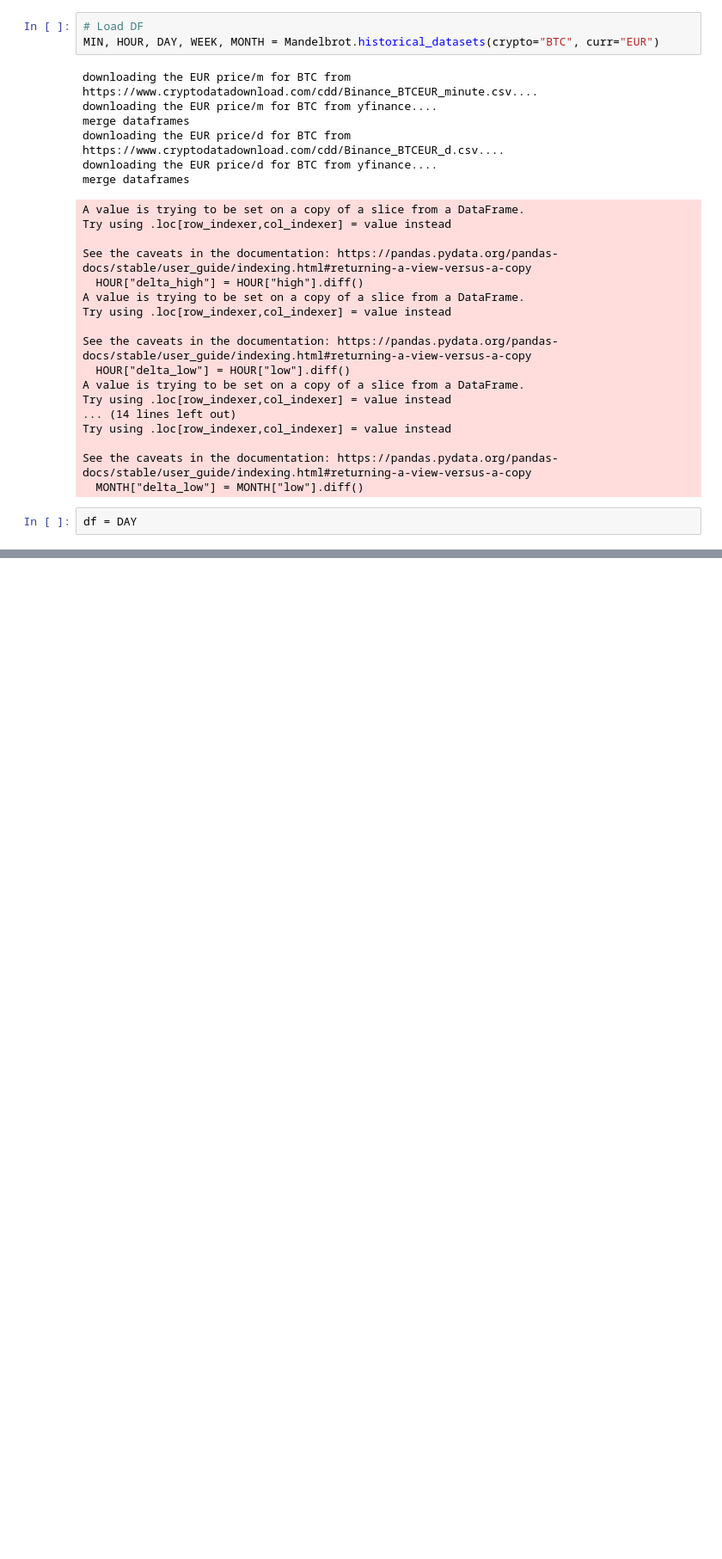
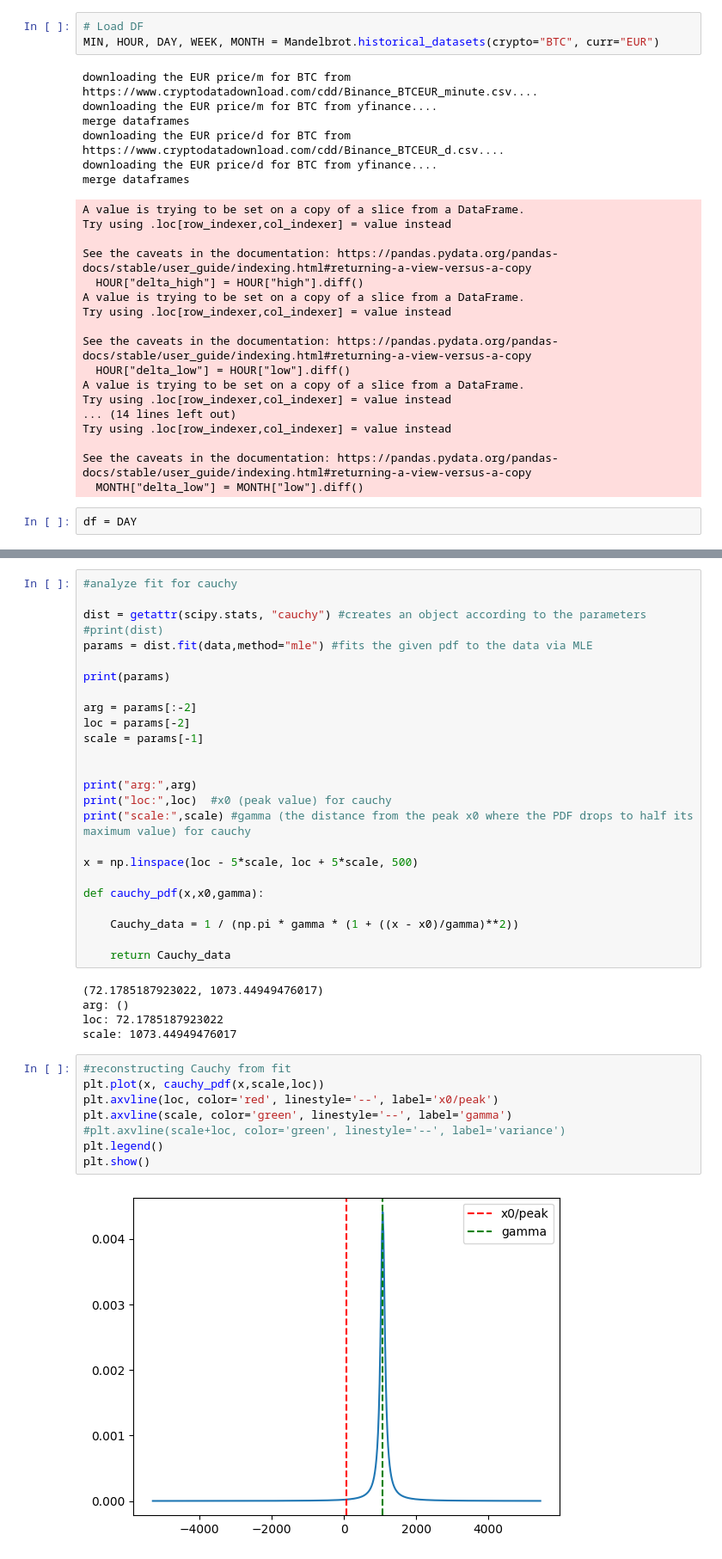
Before and after one commit to weberkry/MOM_Crypto_Bot, a Jupyter notebook: agent/Mandelbrot analsysis testing.ipynb, the cells around one changed output, grey strips where cells are left out. Shown at 86% size. Cells and saved outputs as stored; diff of their text form; blank space fills up the shorter version.

```diff
--- a/agent/Mandelbrot analsysis testing.ipynb
+++ b/agent/Mandelbrot analsysis testing.ipynb
@@ -129,0 +231,40 @@ print(distdict)
+# %%
+#analyze fit for cauchy
+
+dist = getattr(scipy.stats, "cauchy") #creates an object according to the parameters
+#print(dist)
+params = dist.fit(data,method="mle") #fits the given pdf to the data via MLE
+
+print(params)
+
+arg = params[:-2]
+loc = params[-2]
+scale = params[-1]
+
+
+print("arg:",arg)
+print("loc:",loc)  #x0 (peak value) for cauchy
+print("scale:",scale) #gamma (the distance from the peak x0 where the PDF drops to half its maximum value) for cauchy
+
+x = np.linspace(loc - 5*scale, loc + 5*scale, 500)
+
+def cauchy_pdf(x,x0,gamma):
+
+    Cauchy_data = 1 / (np.pi * gamma * (1 + ((x - x0)/gamma)**2))
+
+    return Cauchy_data
+# %% [output]
+(72.1785187923022, 1073.44949476017)
+arg: ()
+loc: 72.1785187923022
+scale: 1073.44949476017
+# %%
+#reconstructing Cauchy from fit
+plt.plot(x, cauchy_pdf(x,scale,loc))
+plt.axvline(loc, color='red', linestyle='--', label='x0/peak')
+plt.axvline(scale, color='green', linestyle='--', label='gamma')
+#plt.axvline(scale+loc, color='green', linestyle='--', label='variance')
+plt.legend()
+plt.show()
+# %% [output]
+[figure, added]
```
Also changed, not shown: parts of 14 cells of this notebook, 1 other file.
